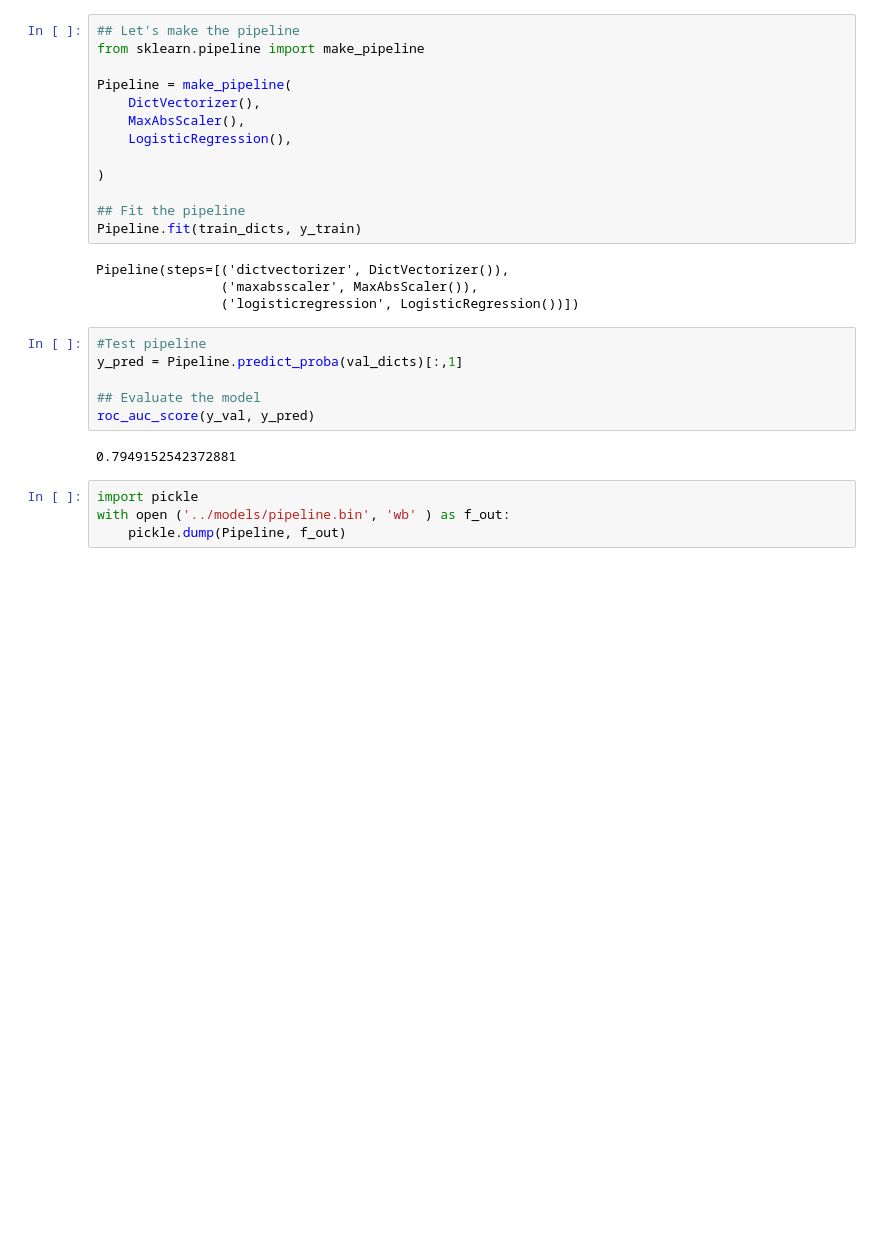
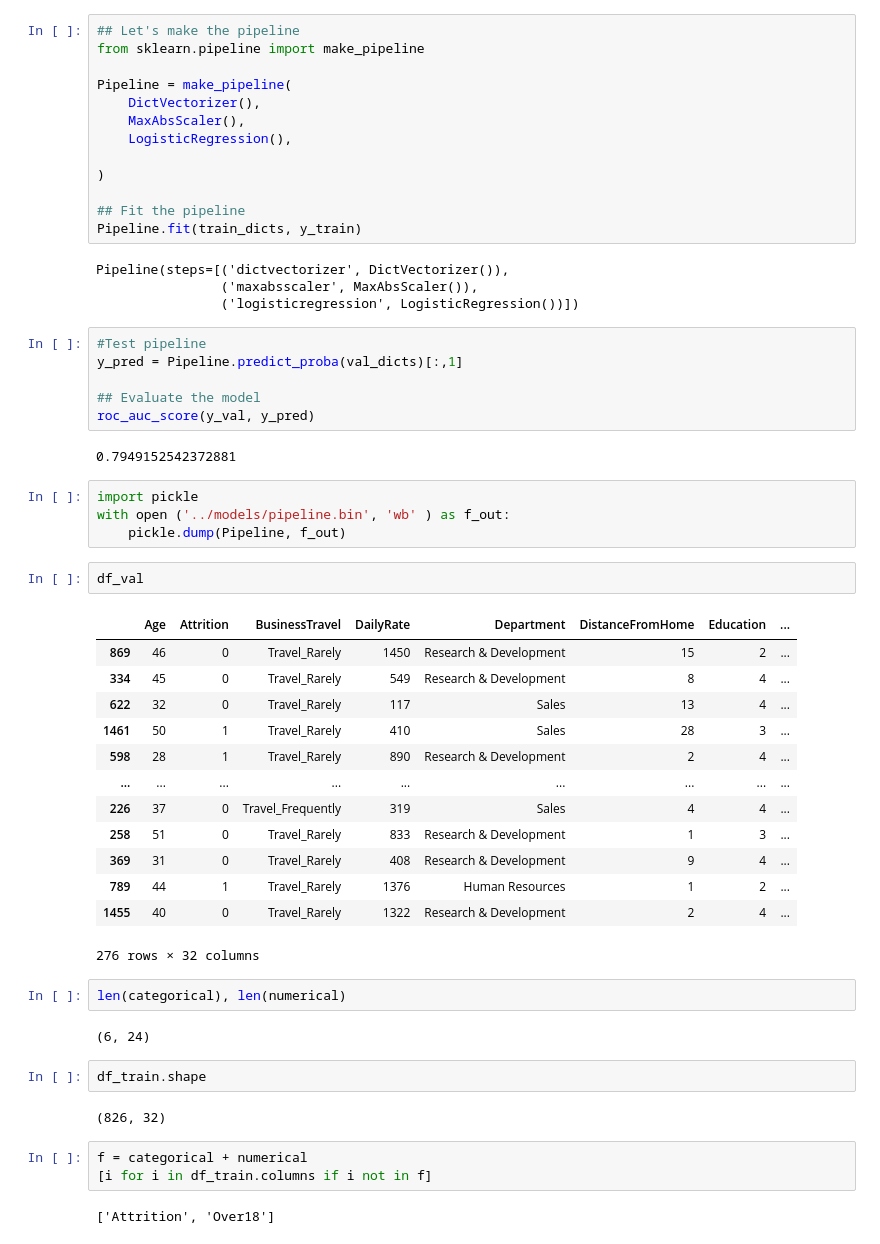
Before and after one commit to eeeds/MLOps-Camp, a Jupyter notebook: 7-Project/notebooks/model.ipynb, the cells around one changed output. Saved outputs shown, nothing was run; the diff lists cells and outputs as text; blank space fills up the shorter version.

```diff
--- a/7-Project/notebooks/model.ipynb
+++ b/7-Project/notebooks/model.ipynb
@@ -552,3 +552,32 @@ roc_auc_score(y_val, y_pred)
 import pickle
 with open ('../models/pipeline.bin', 'wb' ) as f_out:
     pickle.dump(Pipeline, f_out)
+# %%
+df_val
+# %% [output]
+|  | Age | Attrition | BusinessTravel | DailyRate | Department | DistanceFromHome | Education | ... |
+| 869 | 46 | 0 | Travel_Rarely | 1450 | Research & Development | 15 | 2 | ... |
+| 334 | 45 | 0 | Travel_Rarely | 549 | Research & Development | 8 | 4 | ... |
+| 622 | 32 | 0 | Travel_Rarely | 117 | Sales | 13 | 4 | ... |
+| 1461 | 50 | 1 | Travel_Rarely | 410 | Sales | 28 | 3 | ... |
+| 598 | 28 | 1 | Travel_Rarely | 890 | Research & Development | 2 | 4 | ... |
+| ... | ... | ... | ... | ... | ... | ... | ... | ... |
+| 226 | 37 | 0 | Travel_Frequently | 319 | Sales | 4 | 4 | ... |
+| 258 | 51 | 0 | Travel_Rarely | 833 | Research & Development | 1 | 3 | ... |
+| 369 | 31 | 0 | Travel_Rarely | 408 | Research & Development | 9 | 4 | ... |
+| 789 | 44 | 1 | Travel_Rarely | 1376 | Human Resources | 1 | 2 | ... |
+| 1455 | 40 | 0 | Travel_Rarely | 1322 | Research & Development | 2 | 4 | ... |
+276 rows × 32 columns
+# %%
+len(categorical), len(numerical)
+# %% [output]
+(6, 24)
+# %%
+df_train.shape
+# %% [output]
+(826, 32)
+# %%
+f = categorical + numerical
+[i for i in df_train.columns if i not in f]
+# %% [output]
+['Attrition', 'Over18']
```
Also changed, not shown: parts of 1 cell of this notebook, 7 other files.
